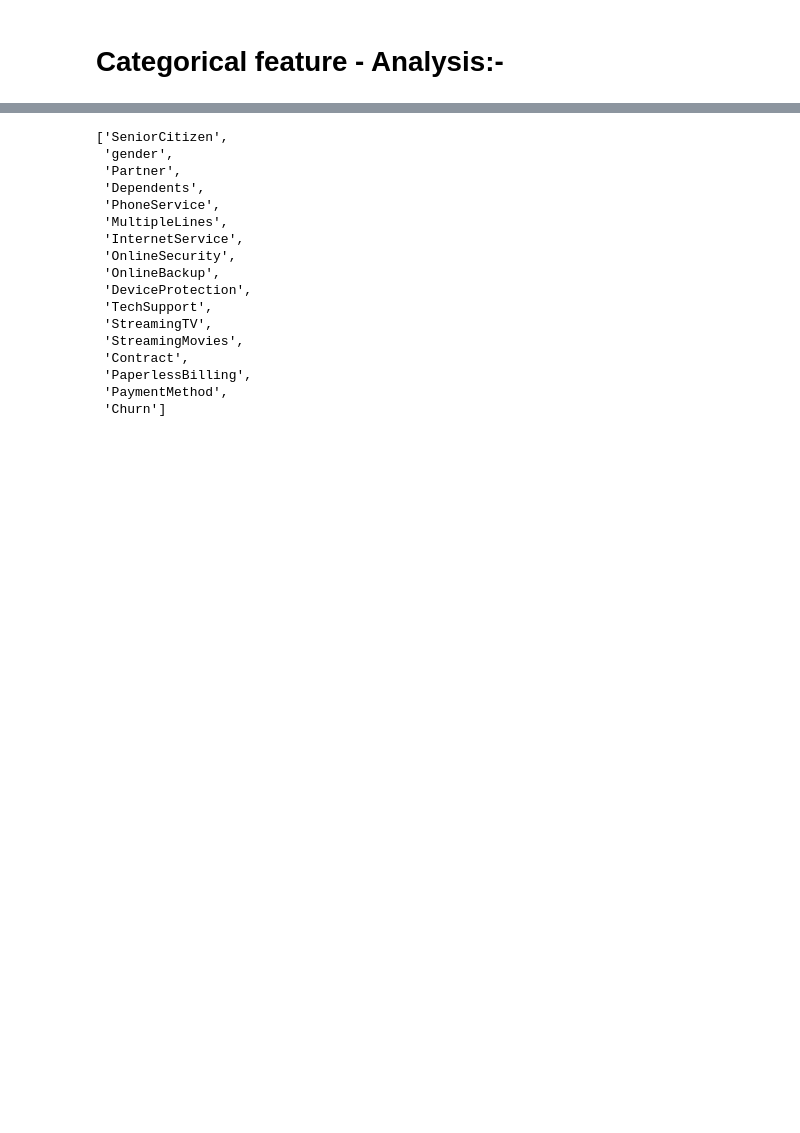
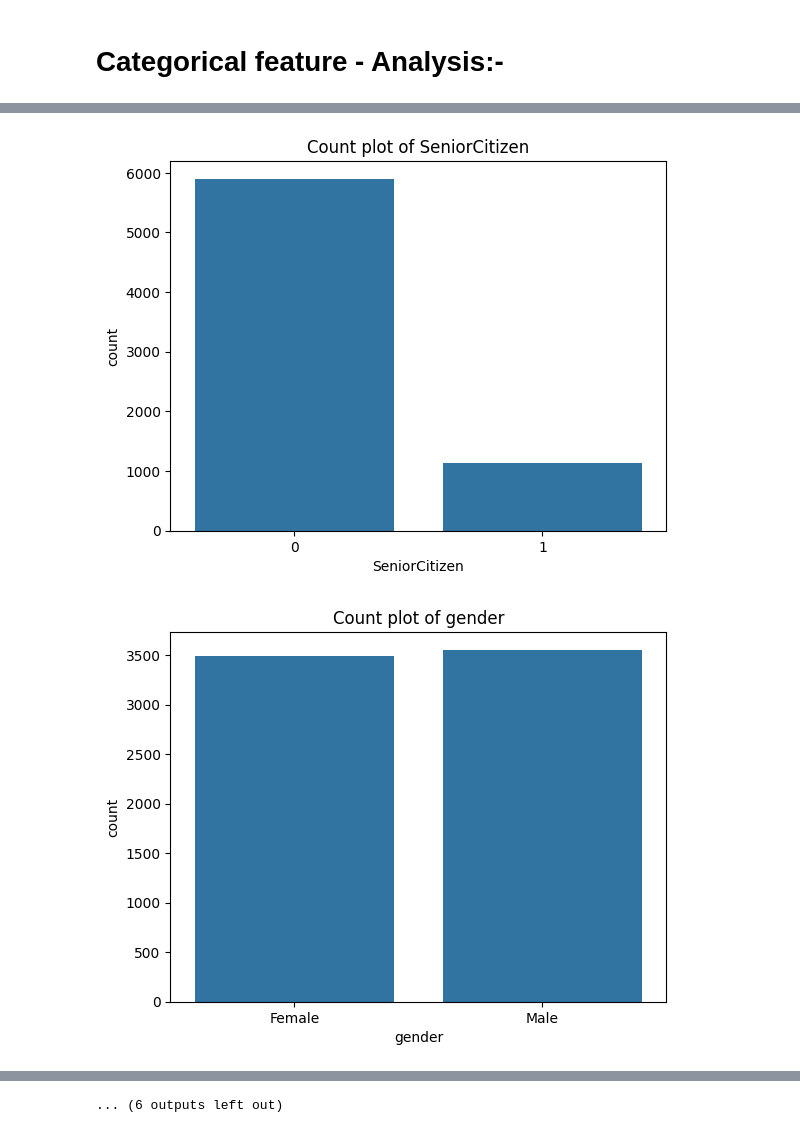
Before and after one commit to Anshu-code-202/MSLearn-Customer-Churn-Prediction, a Jupyter notebook: churn_prediction_using_ML.ipynb, the cells around one changed output, grey strips where cells are left out. Drawn from its saved outputs; the diff is of its cells as text; code cells hidden in the pictures; blank space fills up the shorter version.

```diff
--- a/churn_prediction_using_ML.ipynb
+++ b/churn_prediction_using_ML.ipynb
@@ -544,11 +417,15 @@ memory usage: 1.1+ MB
 # %%
-#
-# Step 1: Identify categorical columns,Selects all columns with dtype='object' (categorical features)
-# ,Adds "SeniorCitizen" to the list (even though it's an int, you may want to treat it as categorical)
-# ,Saves it in obj_cols list
+# Step 1: Identify categorical columns
+obj_cols = df.select_dtypes(include="object").columns.to_list()
+# Step 2: Add 'SeniorCitizen' to treat it like a categorical feature
+obj_cols = ["SeniorCitizen"] + obj_cols
 
 
-obj_cols=df.select_dtypes(include="object").columns.to_list()
-obj_cols=["SeniorCitizen"] + obj_cols
-obj_cols
+# Plot count plots for each categorical column
+for col in obj_cols:
+    sns.countplot(x=df[col])
+    plt.title(f"Count plot of {col}")
+    plt.show()
 # %% [output]
+[figure, added]
+[figure, added]
@@ -555,17 +442 @@ obj_cols
-['SeniorCitizen',
- 'gender',
- 'Partner',
- 'Dependents',
- 'PhoneService',
- 'MultipleLines',
- 'InternetService',
- 'OnlineSecurity',
- 'OnlineBackup',
- 'DeviceProtection',
- 'TechSupport',
- 'StreamingTV',
- 'StreamingMovies',
- 'Contract',
- 'PaperlessBilling',
- 'PaymentMethod',
- 'Churn']
+... (6 outputs left out)
```
Also changed, not shown: parts of 34 cells of this notebook.
